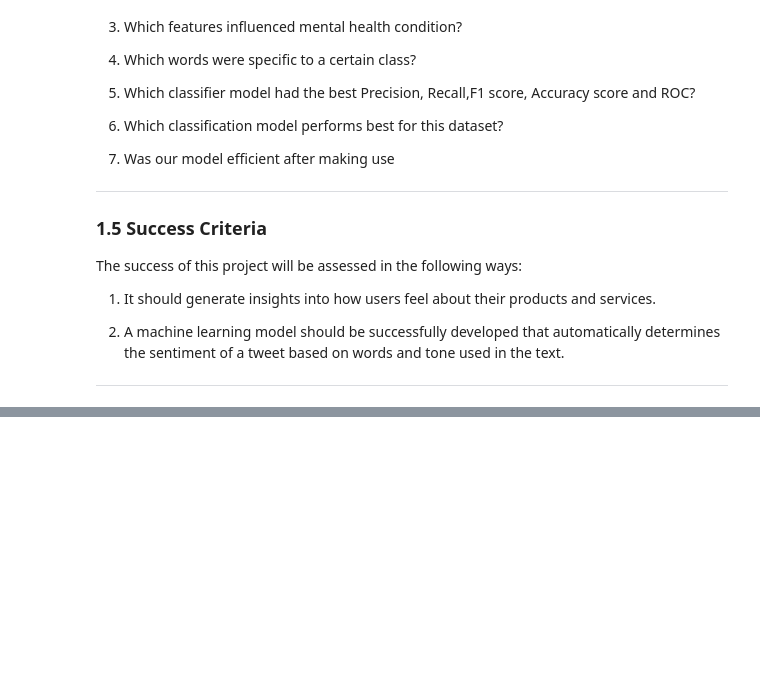
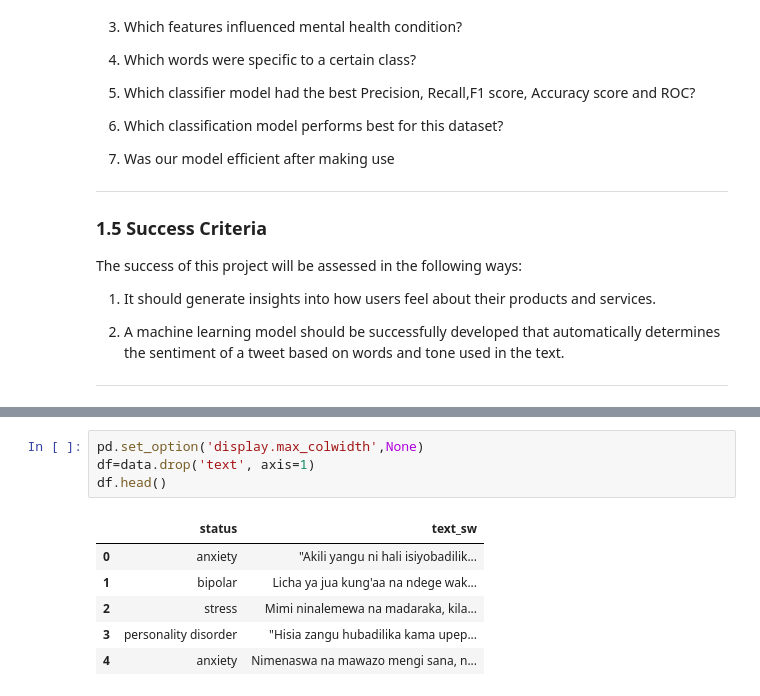
Before and after one commit to Elvis-562/Capstone.project, a Jupyter notebook: Capstone_project.ipynb, the cells around one changed output, grey strips where cells are left out. Cells and saved outputs as stored; diff of their text form; blank space fills up the shorter version.

```diff
--- a/Capstone_project.ipynb
+++ b/Capstone_project.ipynb
@@ -97,0 +128,11 @@ The success of this project will be assessed in the following ways:
+# %%
+pd.set_option('display.max_colwidth',None)
+df=data.drop('text', axis=1)
+df.head()
+# %% [output]
+|  | status | text_sw |
+| 0 | anxiety | "Akili yangu ni hali isiyobadilik... |
+| 1 | bipolar | Licha ya jua kung'aa na ndege wak... |
+| 2 | stress | Mimi ninalemewa na madaraka, kila... |
+| 3 | personality disorder | "Hisia zangu hubadilika kama upep... |
+| 4 | anxiety | Nimenaswa na mawazo mengi sana, n... |
```
Also changed, not shown: parts of 43 cells of this notebook, 7 other files.
